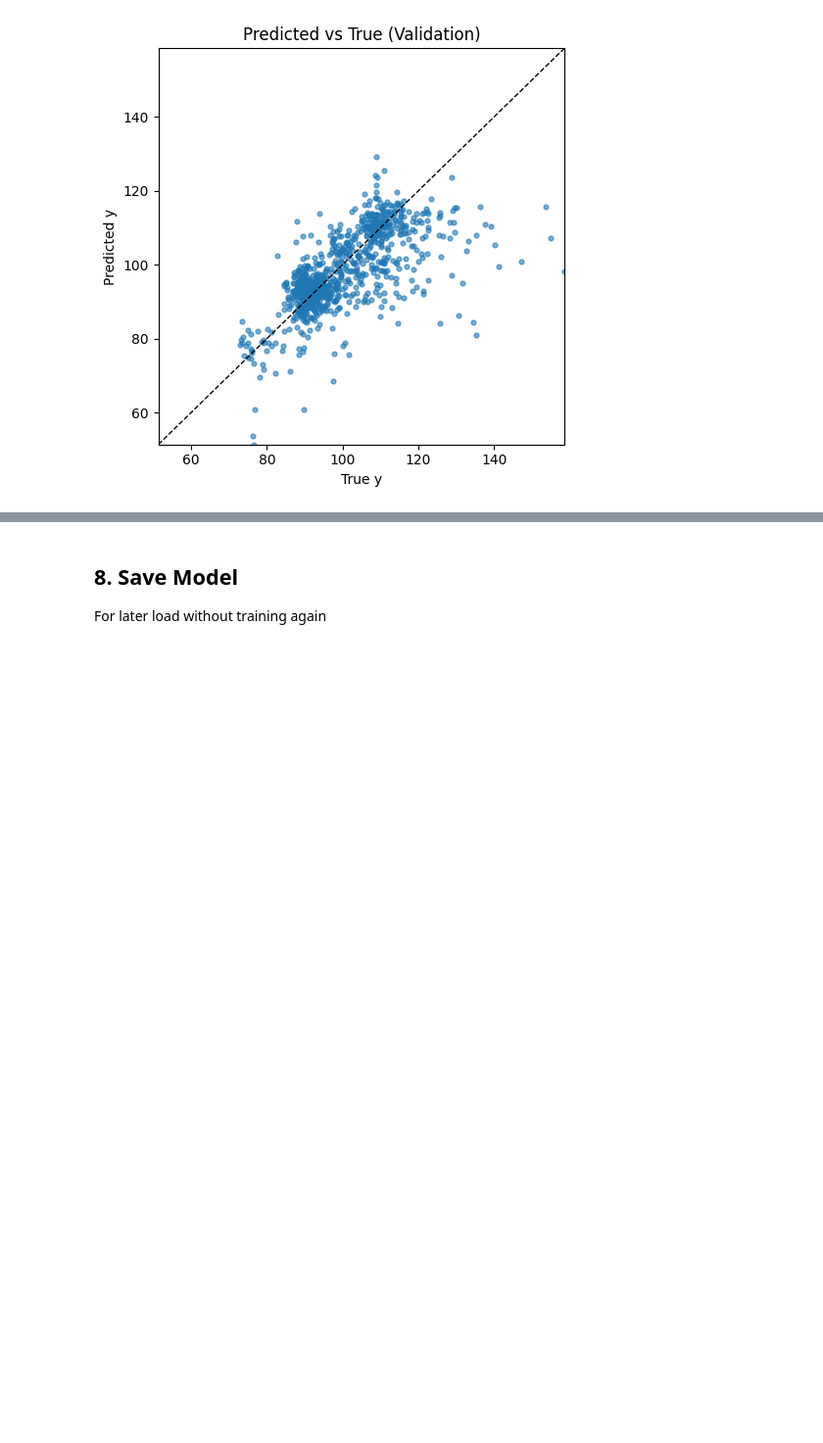
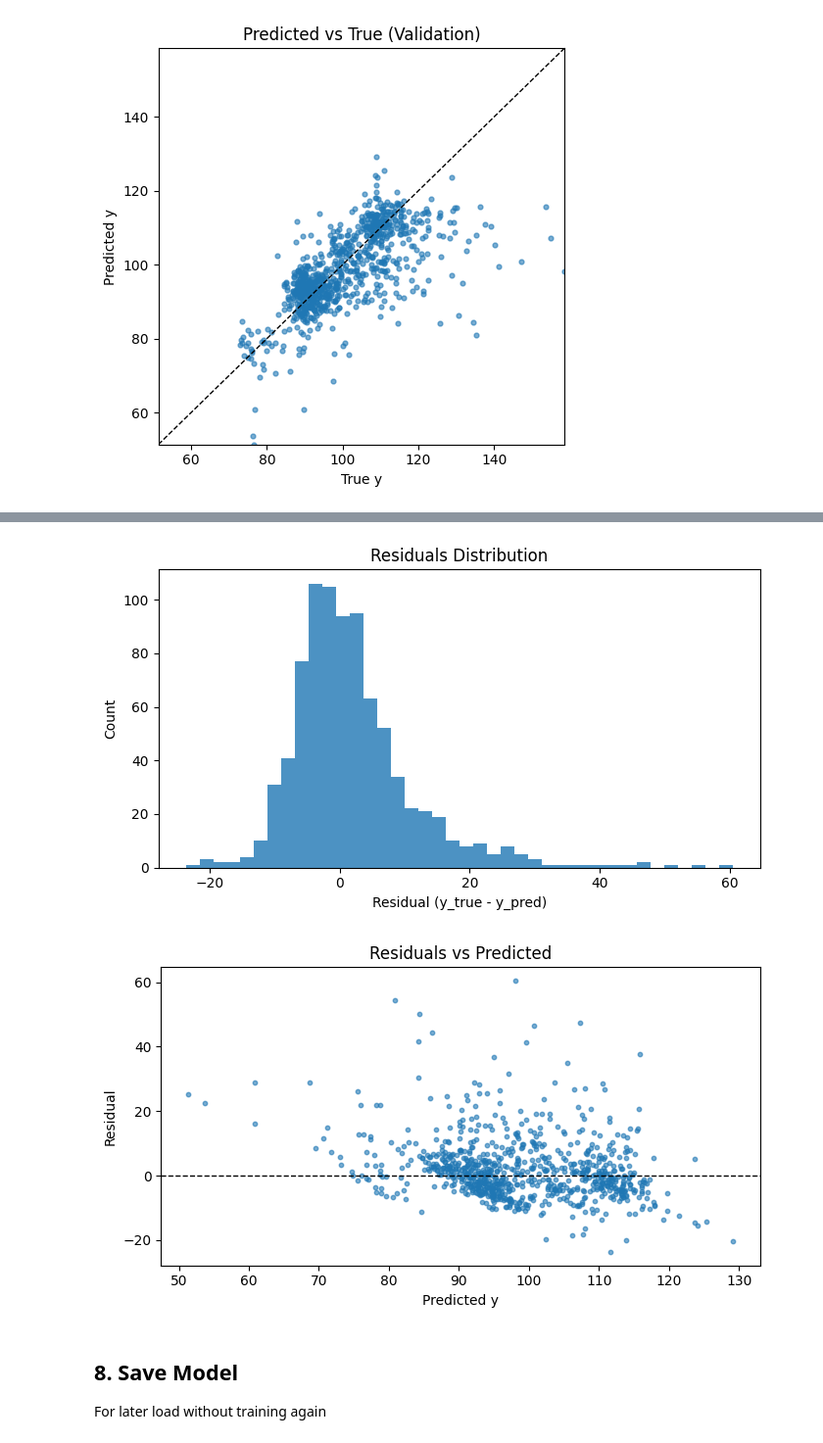
Before and after one commit to vaneyepes/mercedes, a Jupyter notebook: ann_regressor.ipynb, the cells around one changed output, grey strips where cells are left out. Shown at 98% size. Drawn from its saved outputs; the diff is of its cells as text; code cells hidden in the pictures; blank space fills up the shorter version.

Commit message:
Update plots for ANN evaluation

```diff
--- a/ann_regressor.ipynb
+++ b/ann_regressor.ipynb
@@ -296,3 +305,27 @@ plt.show()
+# %%
+residuals = y_valid - y_pred
+
+# Histogram of residuals
+plt.figure(figsize=(7,4))
+plt.hist(residuals, bins=40, alpha=0.8)
+plt.xlabel("Residual (y_true - y_pred)")
+plt.ylabel("Count")
+plt.title("Residuals Distribution")
+plt.tight_layout()
+plt.show()
+
+# Residuals vs prediction (look for patterns/heteroskedasticity)
+plt.figure(figsize=(7,4))
+plt.scatter(y_pred, residuals, s=10, alpha=0.6)
+plt.axhline(0, color='k', linestyle='--', linewidth=1)
+plt.xlabel("Predicted y")
+plt.ylabel("Residual")
+plt.title("Residuals vs Predicted")
+plt.tight_layout()
+plt.show()
+# %% [output]
+[figure, added]
+[figure, added]
 # %% [markdown]
 ## 8. Save Model
 For later load without training again
```
Also changed, not shown: parts of 1 cell of this notebook.
